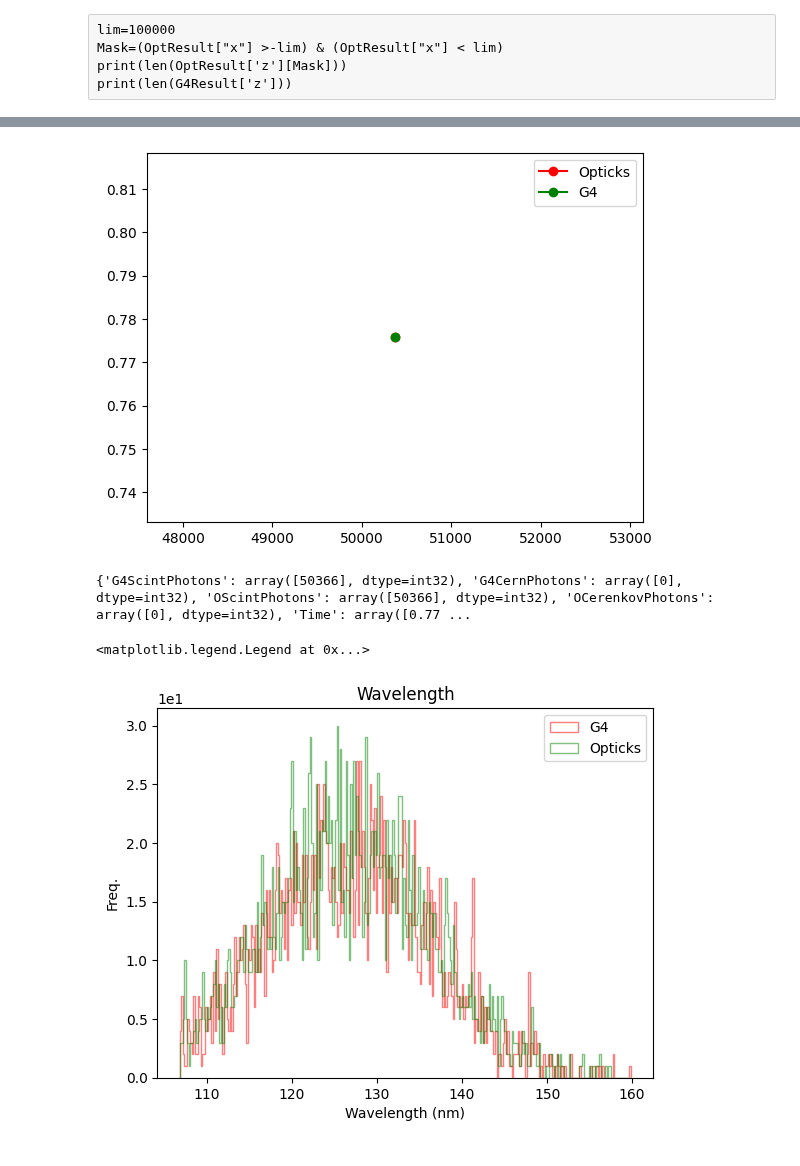
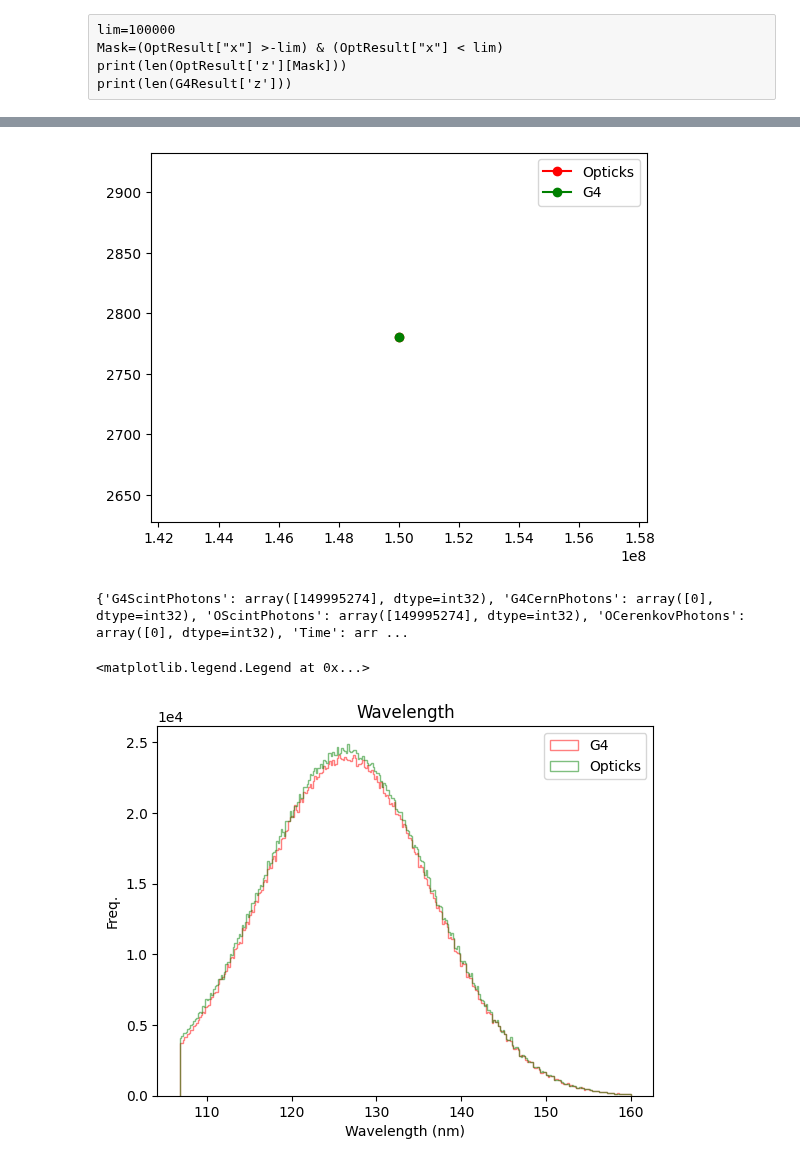
Before and after one commit to nuRiceLab/OpticalSims, a Jupyter notebook: Analysis/G4andOpticksHitsTest.ipynb, the cells around one changed output, grey strips where cells are left out. Saved outputs shown, nothing was run; the diff lists cells and outputs as text; code cells hidden in the pictures.

```diff
--- a/Analysis/G4andOpticksHitsTest.ipynb
+++ b/Analysis/G4andOpticksHitsTest.ipynb
@@ -41,7 +41,11 @@ def Getinfo(f1,f2):
     return pd.read_csv(f2)
 # %%
 #FName="../../OlderG4OpticksGDML/build/protodunehd_v6_muon_1GeV_t0.root"
-FName="../build/dunevd10kt_fullvd_wires_electron_3GeV_t0.root"
+FName="../build/dunevd10kt_fullvd_wires_electron_1GeV_t0.root"
+#FName="../build/dunevd10kt_fullvd_wires_electron_3GeV_t0.root" # good one
+
+FName="../build/protodunehd_v6_mu_1GeVv2_t0.root"
+FName="../build/dune10kt_v6_refactored_t0.root"
 # %%
 ## Reading Root files
 OptResult,G4Result,PhotonInfo=readRootFile(FName)
@@ -64,5 +68,11 @@ lim=100000
 Mask=(OptResult["x"] >-lim) & (OptResult["x"] < lim)
 print(len(OptResult['z'][Mask]))
 print(len(G4Result['z']))
+# %%
+t=3e6
+G4Time=G4Result["t"]
+OTime=OptResult["t"]
+G4TimeMask=G4Time<t
+OTimeMask=OTime<t
 # %%
 
@@ -153,22 +172,22 @@ plt.plot(PhotonInfo["G4ScintPhotons"],PhotonInfo["Time"],color="green",linestyle
 plt.legend()
 plt.show()
 # %% [output]
-[figure, old version]
+[figure, new version]
 # %%
 print(PhotonInfo)
 # %% [output]
-{'G4ScintPhotons': array([50366], dtype=int32), 'G4CernPhotons': array([0], dtype=int32), 'OScintPhotons': array([50366], dtype=int32), 'OCerenkovPhotons': array([0], dtype=int32), 'Time': array([0.77 ...
+{'G4ScintPhotons': array([149995274], dtype=int32), 'G4CernPhotons': array([0], dtype=int32), 'OScintPhotons': array([149995274], dtype=int32), 'OCerenkovPhotons': array([0], dtype=int32), 'Time': arr ...
 # %%
-xmax=np.max(np.concatenate([G4Result['wavelength'],OptResult['wavelength']]))
-xmin=np.min(np.concatenate([G4Result['wavelength'],OptResult['wavelength']]))
+xmax=np.max(np.concatenate([G4Result['wavelength'][G4TimeMask],OptResult['wavelength'][OTimeMask]]))
+xmin=np.min(np.concatenate([G4Result['wavelength'][G4TimeMask],OptResult['wavelength'][OTimeMask]]))
 binss=np.linspace(xmin,xmax,300)
 plt.title("Wavelength")
-plt.hist(G4Result['wavelength'],bins=binss,label="G4",color="red",alpha=0.5,histtype="step")
-plt.hist(OptResult['wavelength'],bins=binss,label="Opticks",color="green",alpha=0.5,histtype="step")
+plt.hist(G4Result['wavelength'][G4TimeMask],bins=binss,label="G4",color="red",alpha=0.5,histtype="step")
+plt.hist(OptResult['wavelength'][OTimeMask],bins=binss,label="Opticks",color="green",alpha=0.5,histtype="step")
 plt.ticklabel_format(style='sci', axis='y', scilimits=(0,0))
 plt.xlabel("Wavelength (nm)")
 plt.ylabel("Freq.")
 plt.legend()
 # %% [output]
 <matplotlib.legend.Legend at 0x...>
-[figure, old version]
+[figure, new version]
```
Also changed, not shown: parts of 7 cells of this notebook, 8 other files.
